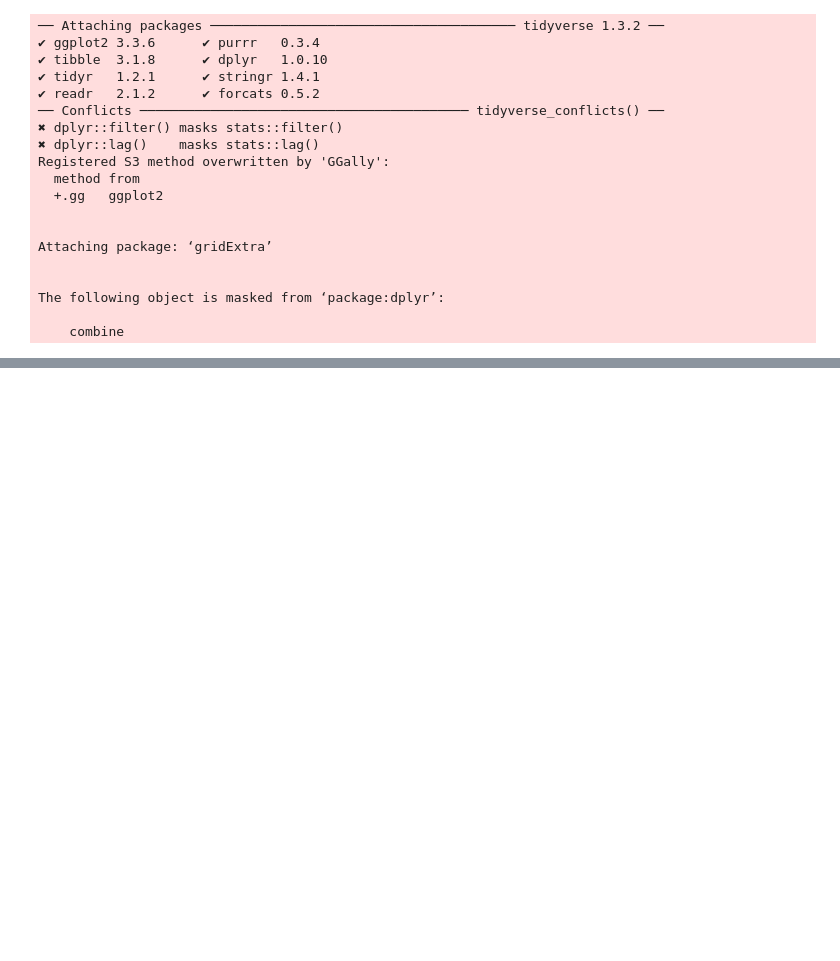
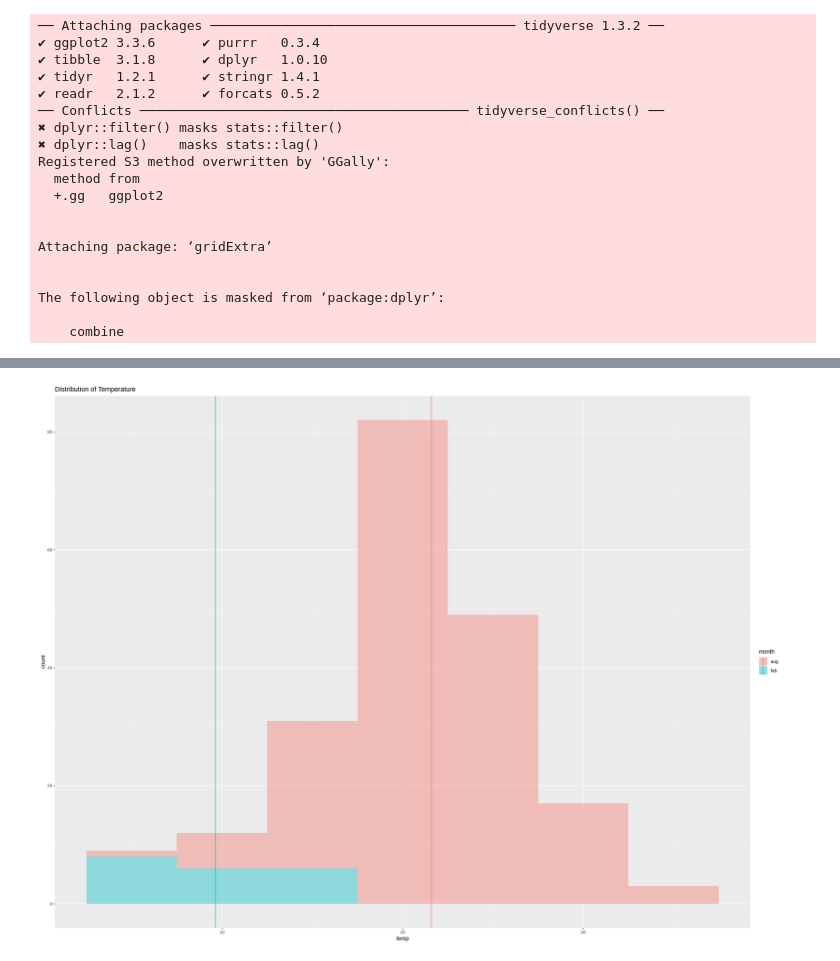
Before and after one commit to Zeeho-Lee/dsci-100-2022w2-group-36, a Jupyter notebook: Proposal.ipynb, the cells around one changed output, grey strips where cells are left out. Saved outputs shown, nothing was run; the diff lists cells and outputs as text; code cells hidden in the pictures; blank space fills up the shorter version.

```diff
--- a/Proposal.ipynb
+++ b/Proposal.ipynb
@@ -44,2 +157,12 @@ A data.frame: 6 × 13
 # %%
-#test
+# Clean and wangle the data set, drop the irrelevant rows and columns
+forestfires <-forestfires_data |>
+              filter(month %in% c("feb", "aug"), area < 400) |>
+              select(month, temp, area)
+
+# Calculate the mean and standard deviation of damage area
+forestfires_summary <- forestfires %>%
+                       mutate(month = as.factor(month)) %>%
+                       summary()
+
+forestfires_summary
@@ -45,0 +179,6 @@ A data.frame: 6 × 13
+# %%
+# Temperature
+temp_estimates<- forestfires %>%
+           group_by(month) %>%
+           summarize(mean = mean(temp),sd = sd(temp))
+temp_estimates
@@ -45,0 +203,17 @@ A data.frame: 6 × 13
+# %%
+temp_dist <- forestfires|>
+    ggplot(aes(x = temp, fill = month)) +
+    geom_histogram(binwidth = 0.5, alpha = 0.4)+
+    ggtitle("Distribution of Temperature")+
+    geom_vline(data = temp_estimates, aes(xintercept = mean, color = month))
+
+area_dist <- forestfires|>
+    ggplot(aes(x = area, fill = month)) +
+    geom_histogram(binwidth = 3, alpha = 0.4)+
+    ggtitle("Distribution of Damage Area")+
+    geom_vline(data = area_estimates, aes(xintercept = mean, color = month))
+# %%
+# Distribution of Temperature
+temp_dist
+# %% [output]
+[figure, added]
```
Also changed, not shown: parts of 11 cells of this notebook.
